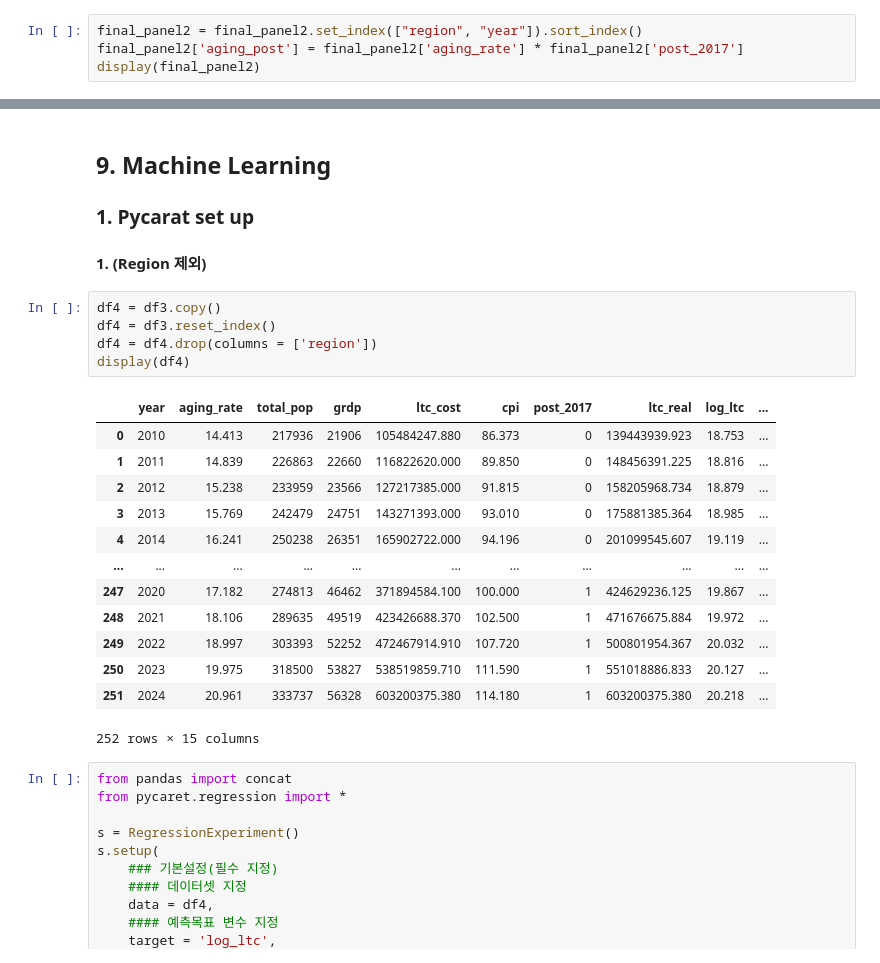
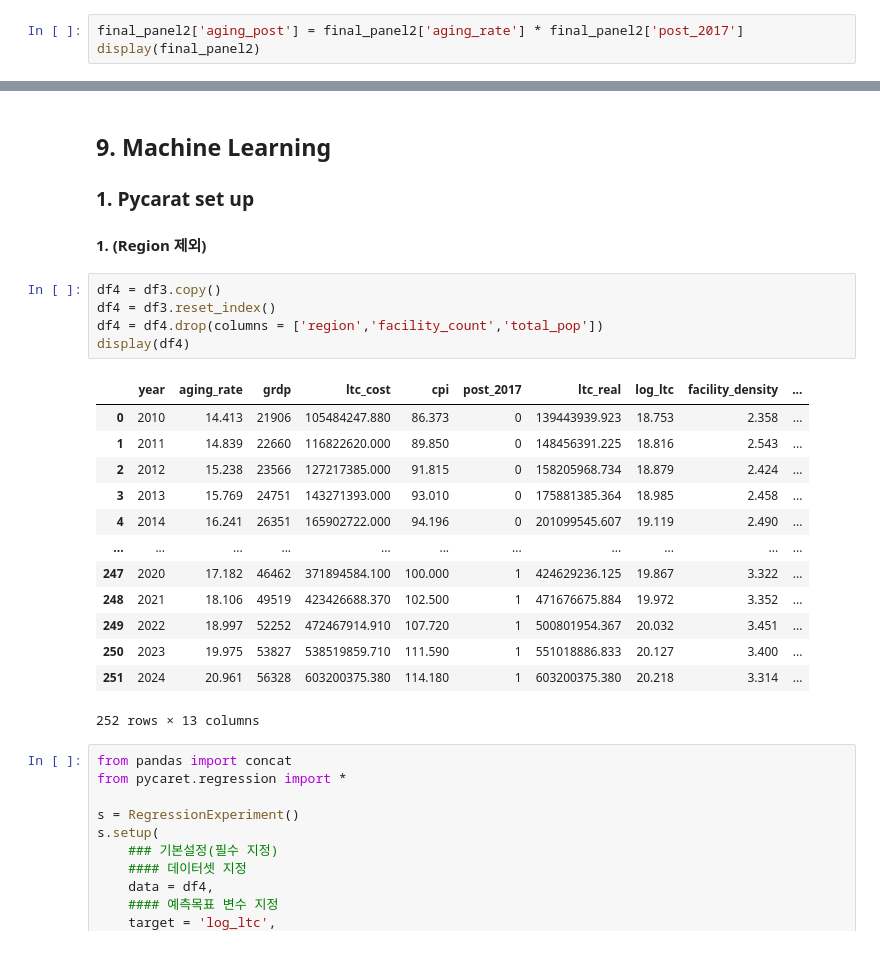
Before and after one commit to JAEYONG0303/For-python-, a Jupyter notebook: LAB 10. 머신러닝/FInal Project/Final.ipynb, the cells around one changed output, grey strips where cells are left out. Saved outputs shown, nothing was run; the diff lists cells and outputs as text.

```diff
--- a/LAB 10. 머신러닝/FInal Project/Final.ipynb
+++ b/LAB 10. 머신러닝/FInal Project/Final.ipynb
@@ -1083,7 +1140,6 @@ p-value: 2.647770891428536e-12
 ## 7. 2017 이후 구조 파악 - interaction
 ### 1. interaction 변수 생성
 # %%
-final_panel2 = final_panel2.set_index(["region", "year"]).sort_index()
 final_panel2['aging_post'] = final_panel2['aging_rate'] * final_panel2['post_2017']
 display(final_panel2)
 # %% [output]
@@ -1328,22 +1384,22 @@ plt.show()
 # %%
 df4 = df3.copy()
 df4 = df3.reset_index()
-df4 = df4.drop(columns = ['region'])
+df4 = df4.drop(columns = ['region','facility_count','total_pop'])
 display(df4)
 # %% [output]
-|  | year | aging_rate | total_pop | grdp | ltc_cost | cpi | post_2017 | ltc_real | log_ltc | ... |
-| 0 | 2010 | 14.413 | 217936 | 21906 | 105484247.880 | 86.373 | 0 | 139443939.923 | 18.753 | ... |
-| 1 | 2011 | 14.839 | 226863 | 22660 | 116822620.000 | 89.850 | 0 | 148456391.225 | 18.816 | ... |
-| 2 | 2012 | 15.238 | 233959 | 23566 | 127217385.000 | 91.815 | 0 | 158205968.734 | 18.879 | ... |
-| 3 | 2013 | 15.769 | 242479 | 24751 | 143271393.000 | 93.010 | 0 | 175881385.364 | 18.985 | ... |
-| 4 | 2014 | 16.241 | 250238 | 26351 | 165902722.000 | 94.196 | 0 | 201099545.607 | 19.119 | ... |
+|  | year | aging_rate | grdp | ltc_cost | cpi | post_2017 | ltc_real | log_ltc | facility_density | ... |
+| 0 | 2010 | 14.413 | 21906 | 105484247.880 | 86.373 | 0 | 139443939.923 | 18.753 | 2.358 | ... |
+| 1 | 2011 | 14.839 | 22660 | 116822620.000 | 89.850 | 0 | 148456391.225 | 18.816 | 2.543 | ... |
+| 2 | 2012 | 15.238 | 23566 | 127217385.000 | 91.815 | 0 | 158205968.734 | 18.879 | 2.424 | ... |
+| 3 | 2013 | 15.769 | 24751 | 143271393.000 | 93.010 | 0 | 175881385.364 | 18.985 | 2.458 | ... |
+| 4 | 2014 | 16.241 | 26351 | 165902722.000 | 94.196 | 0 | 201099545.607 | 19.119 | 2.490 | ... |
 | ... | ... | ... | ... | ... | ... | ... | ... | ... | ... | ... |
-| 247 | 2020 | 17.182 | 274813 | 46462 | 371894584.100 | 100.000 | 1 | 424629236.125 | 19.867 | ... |
-| 248 | 2021 | 18.106 | 289635 | 49519 | 423426688.370 | 102.500 | 1 | 471676675.884 | 19.972 | ... |
-| 249 | 2022 | 18.997 | 303393 | 52252 | 472467914.910 | 107.720 | 1 | 500801954.367 | 20.032 | ... |
-| 250 | 2023 | 19.975 | 318500 | 53827 | 538519859.710 | 111.590 | 1 | 551018886.833 | 20.127 | ... |
-| 251 | 2024 | 20.961 | 333737 | 56328 | 603200375.380 | 114.180 | 1 | 603200375.380 | 20.218 | ... |
+| 247 | 2020 | 17.182 | 46462 | 371894584.100 | 100.000 | 1 | 424629236.125 | 19.867 | 3.322 | ... |
+| 248 | 2021 | 18.106 | 49519 | 423426688.370 | 102.500 | 1 | 471676675.884 | 19.972 | 3.352 | ... |
+| 249 | 2022 | 18.997 | 52252 | 472467914.910 | 107.720 | 1 | 500801954.367 | 20.032 | 3.451 | ... |
+| 250 | 2023 | 19.975 | 53827 | 538519859.710 | 111.590 | 1 | 551018886.833 | 20.127 | 3.400 | ... |
+| 251 | 2024 | 20.961 | 56328 | 603200375.380 | 114.180 | 1 | 603200375.380 | 20.218 | 3.314 | ... |
-252 rows × 15 columns
+252 rows × 13 columns
 # %%
 from pandas import concat
 from pycaret.regression import *
```
Also changed, not shown: parts of 73 cells of this notebook, 7 other files.
